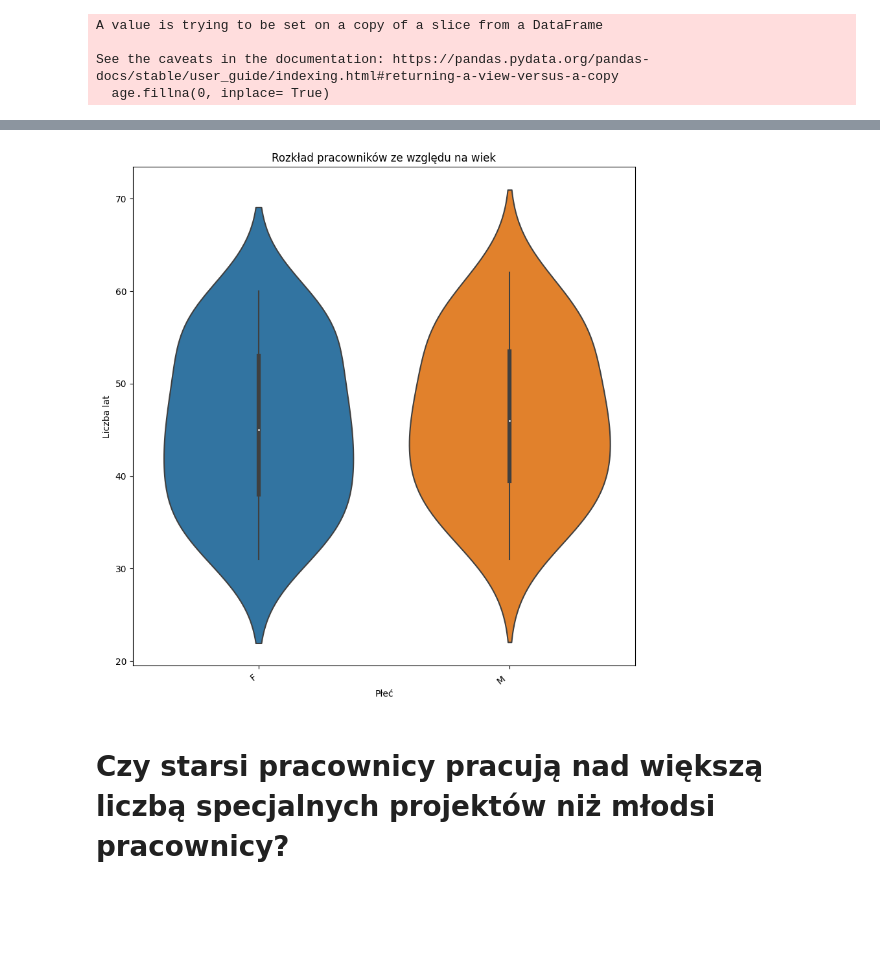
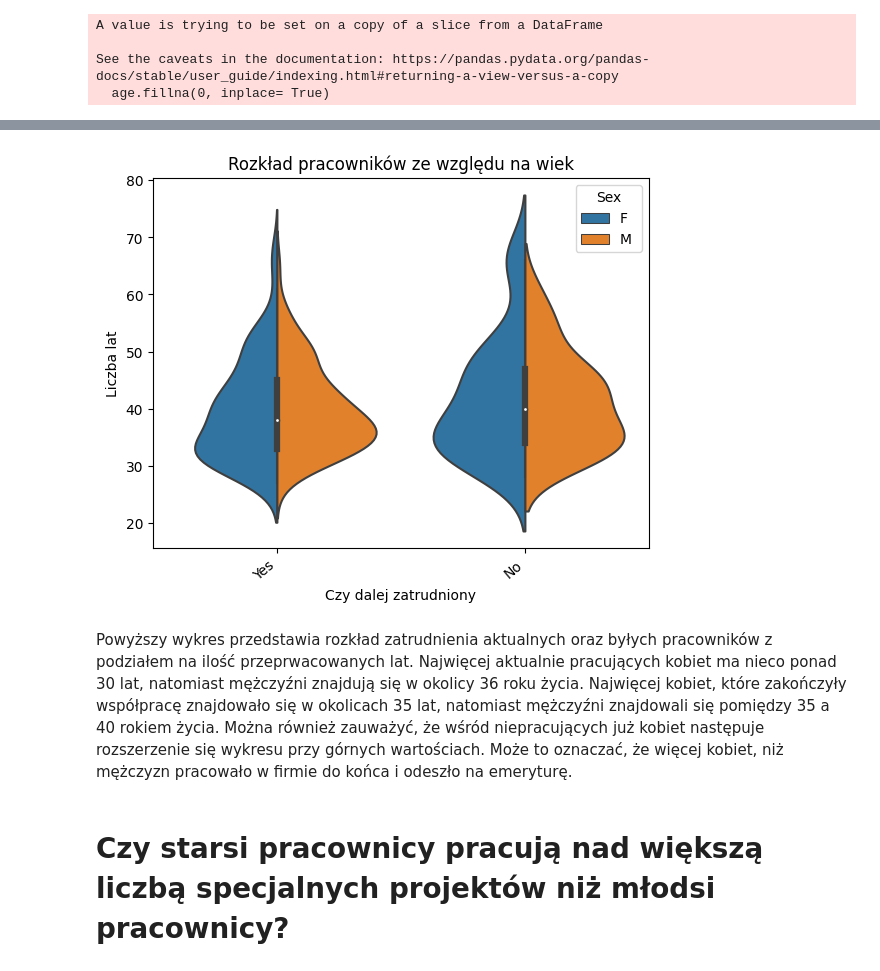
Before and after one commit to MarcinAn/analiza_danych, a Jupyter notebook: analiza_danych.ipynb, the cells around one changed output, grey strips where cells are left out. Saved outputs shown, nothing was run; the diff lists cells and outputs as text; code cells hidden in the pictures; blank space fills up the shorter version.

```diff
--- a/analiza_danych.ipynb
+++ b/analiza_danych.ipynb
@@ -8,4 +8,5 @@ import numpy as np
 import matplotlib.pyplot as plt
 import seaborn as sns
 df= pd.read_csv('HRDataset.csv')
-df.columns
+df['Employee_Name'].fillna(0, inplace= True)
+df= df[df['Employee_Name'] != 0]
@@ -162,9 +152,15 @@ A value is trying to be set on a copy of a slice from a DataFrame
 See the caveats in the documentation: https://pandas.pydata.org/pandas-docs/stable/user_guide/indexing.html#returning-a-view-versus-a-copy
   age.fillna(0, inplace= True)
 # %%
-def fix_year(x):
-  if (int(x[-2:]) > 23):
-    return 2023 - (1900 + int(x[-2:]))
-  else:
-    return 2023 - (2000 + int(x[-2:]))
-age['age']=age['DOB'].apply(lambda x: fix_year(x))
+def calculate_age(x):
+    if (int(x[-2:]) > 23):
+        return 2019 - (1900 + int(x[-2:]))
+    else:
+        return 2019 - (2000 + int(x[-2:]))
+age['age']=age['DOB'].apply(lambda x: calculate_age(x))
+
+def check_if_still_working(x):
+    if x == 0:
+        return 'Yes'
+    else:
+        return 'No'
@@ -175,0 +167,5 @@ age_pivot.sort_values(by= 'age', inplace= True)
+# %%
+age_violin=df[['Employee_Name', 'DOB', 'DateofTermination','SpecialProjectsCount', 'Sex']]
+age_violin['DateofTermination'].fillna(0, inplace= True)
+age_violin['StillWorking']= age_violin['DateofTermination'].apply(lambda x: check_if_still_working(x))
+age_violin['age']=age_violin['DOB'].apply(lambda x: calculate_age(x))
@@ -176,13 +187,16 @@ age_pivot.sort_values(by= 'age', inplace= True)
 # %%
-plt.figure(figsize= (10,10))
-ax=sns.violinplot(x= 'Sex', y= 'age', data= age_pivot)
+plt.figure()
+ax=sns.violinplot(x= 'StillWorking', y= 'age', hue= 'Sex', split=True, data= age_violin)
 ax.set_xticklabels(ax.get_xticklabels(), rotation=40, ha= "right")
-plt.xlabel('Płeć')
+plt.xlabel('Czy dalej zatrudniony')
 plt.ylabel('Liczba lat')
 plt.title('Rozkład pracowników ze względu na wiek')
 plt.show()
 # %% [output]
-[figure, old version]
+[figure, new version]
+# %% [markdown]
+Powyższy wykres przedstawia rozkład zatrudnienia aktualnych oraz byłych pracowników z podziałem na ilość przeprwacowanych lat.
+Najwięcej aktualnie pracujących kobiet ma nieco ponad 30 lat, natomiast mężczyźni znajdują się w okolicy 36 roku życia. Najwięcej kobiet, które zakończyły współpracę znajdowało się w okolicach 35 lat, natomiast mężczyźni znajdowali się pomiędzy 35 a 40 rokiem życia. Można również zauważyć, że wśród niepracujących już kobiet następuje rozszerzenie się wykresu przy górnych wartościach. Może to oznaczać, że więcej kobiet, niż mężczyzn pracowało w firmie do końca i odeszło na emeryturę.
 # %% [markdown]
 # **Czy starsi pracownicy pracują nad większą liczbą specjalnych projektów niż młodsi pracownicy?**
 # %%
```
Also changed, not shown: parts of 13 cells of this notebook.
